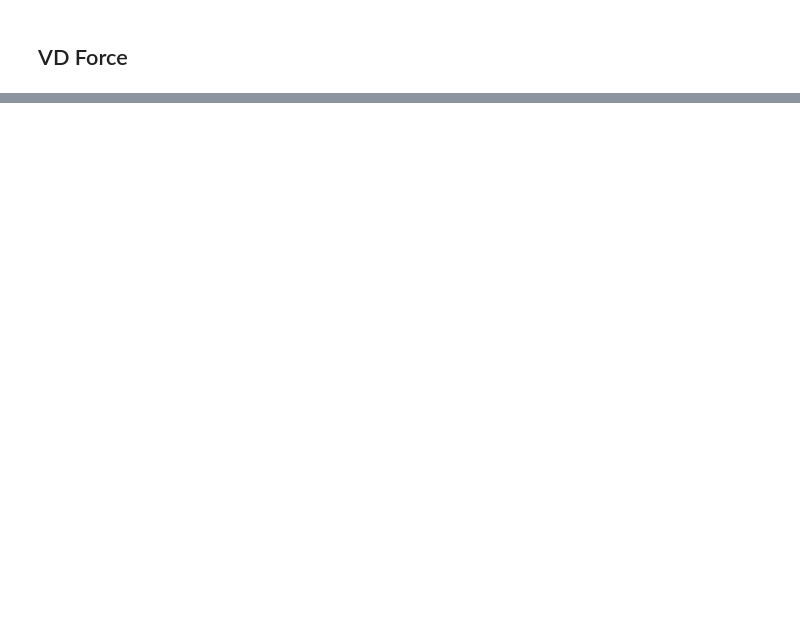
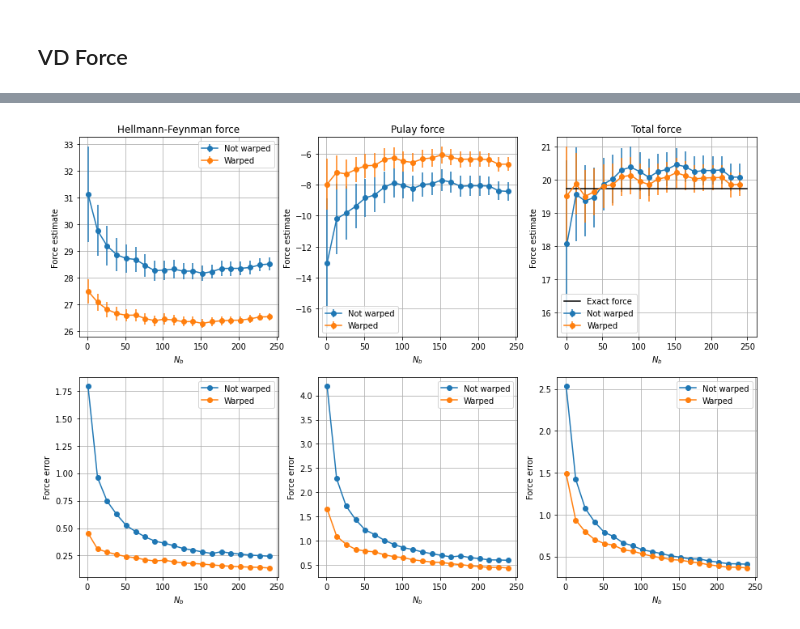
Before and after one commit to Jvanrhijn/pydmc, a Jupyter notebook: examples/pib_2d.ipynb, the cells around one changed output, grey strips where cells are left out. Cells and saved outputs as stored; diff of their text form; code cells hidden in the pictures; blank space fills up the shorter version.

```diff
--- a/examples/pib_2d.ipynb
+++ b/examples/pib_2d.ipynb
@@ -121,6 +129,10 @@ plot_force_data_trace(flhf, flpulay_vd, flhf_warp, flpulay_vd_warp)
 # %%
 axes = plot_error_over_time(flhf, flpulay_vd, flhf_warp, flpulay_vd_warp, 20, 1)
 for (ax, title) in zip(axes.T, ["Hellmann-Feynman force", "Pulay force", "Total force"]):
     ax[0].set_xlabel(r"$N_b$"); ax[1].set_xlabel(r"$N_b$")
     ax[0].set_ylabel("Force estimate"); ax[1].set_ylabel("Force error")
     ax[0].set_title(title)
+axes[0, -1].plot([0, blocks], [force_exact]*2, "black", label="Exact force")
+axes[0, -1].legend();
+# %% [output]
+[figure, added]
```
Also changed, not shown: parts of 5 cells of this notebook, 3 other files.
